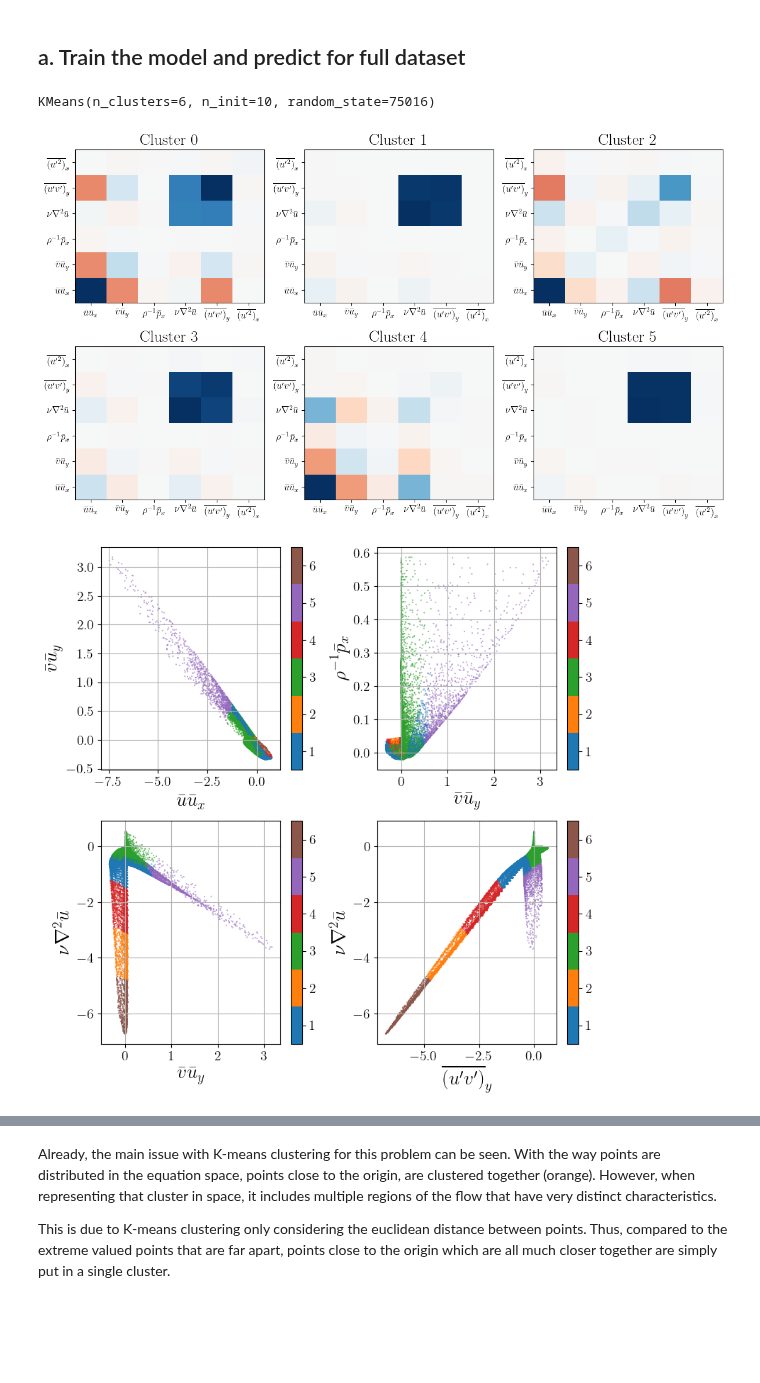
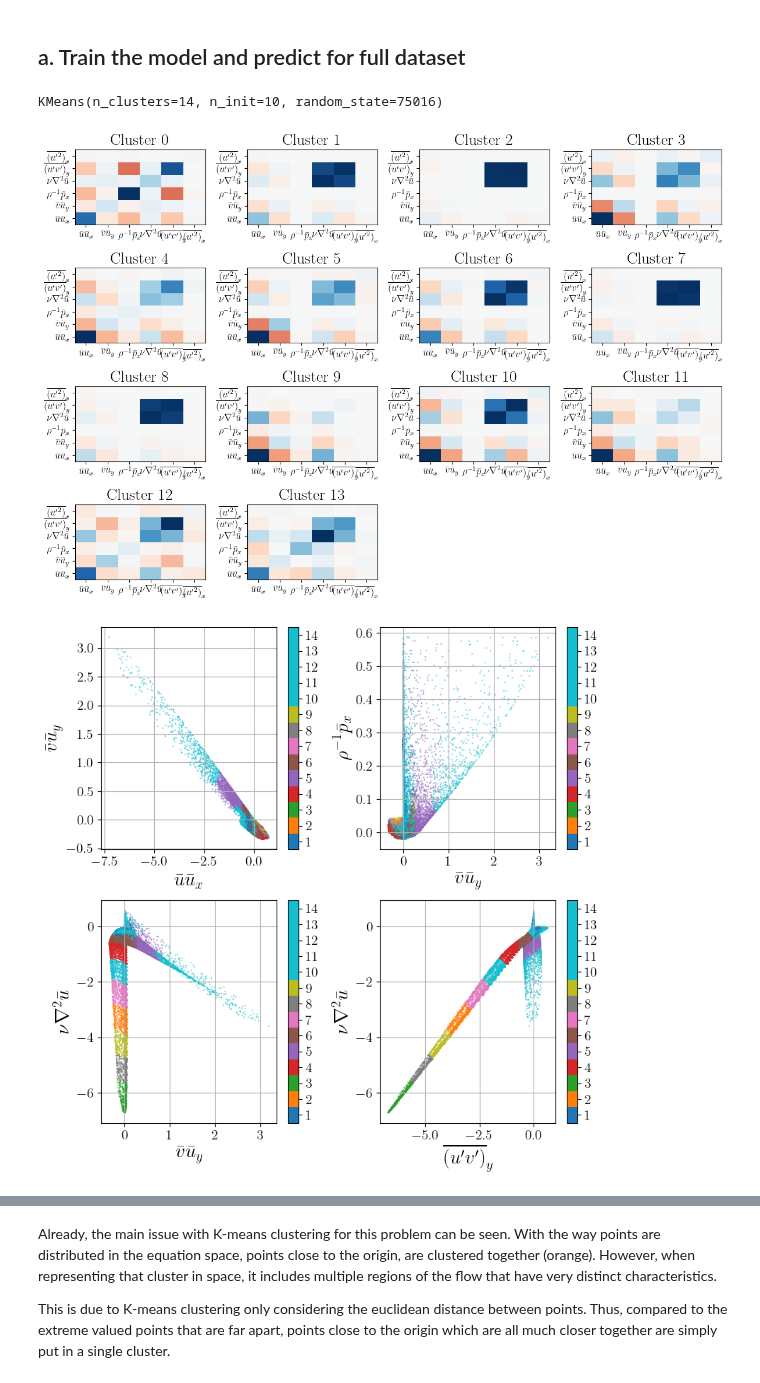
Before and after one commit to tbreitburd/Learning-Dominant-Physical-Processes-using-Unsupervised-Learning-Techniques-, a Jupyter notebook: Notebooks/K_Means_BL.ipynb, the cells around one changed output, grey strips where cells are left out. Cells and saved outputs as stored; diff of their text form; code cells hidden in the pictures; blank space fills up the shorter version.

```diff
--- a/Notebooks/K_Means_BL.ipynb
+++ b/Notebooks/K_Means_BL.ipynb
@@ -112,7 +112,7 @@ Again, a standard K-Means algorithm is used here, with setting the number of clu
 # Train K-means model
 
 # Fit K-Means model
-nc = 6  # Number of clusters
+nc = 14  # Number of clusters
 seed = 75016
 model = KMeans(n_clusters=nc, n_init=10, random_state=seed)
 
@@ -123,7 +123,7 @@ mask = np.random.permutation(features.shape[0])[: int(sample_pct * features.shap
 # Set tanh sample weights
 model.fit(features[mask, :])
 # %% [output]
-KMeans(n_clusters=6, n_init=10, random_state=75016)
+KMeans(n_clusters=14, n_init=10, random_state=75016)
 # %%
 # Predict clusters for all data
 clustering = model.predict(features)
@@ -135,19 +135,19 @@ for i in range(nc):
     covs[i, :, :] = np.cov(features[mask_, :].T)
 # %%
 # Plot covariance matrices for each K-Means cluster
-pf.plot_cov_mat(covs, nfeatures, nc, labels, "Other", "BL/KMeans_CovMat.png")
+pf.plot_cov_mat(covs, nfeatures, nc, labels, "Other", f"BL/KMeans_CovMat_{nc}")
 # %% [output]
-[figure, old version]
+[figure, new version]
 # %%
 # Visualize GMM clustering with 2D views of equation space
 
 cluster_idx = clustering + 1
 
 pf.plot_clustering_2d_eq_space(
-    features[mask, :], cluster_idx[mask], nc, "BL/KMeans_2D_eq_space.png"
+    features[mask, :], cluster_idx[mask], nc, f"BL/KMeans_2D_eq_space_{nc}"
 )
 # %% [output]
-[figure, old version]
+[figure, new version]
 # %%
 # Assign points in space to each cluster
 cluster_idx = clustering
```
Also changed, not shown: parts of 11 cells of this notebook, 1 other file.
